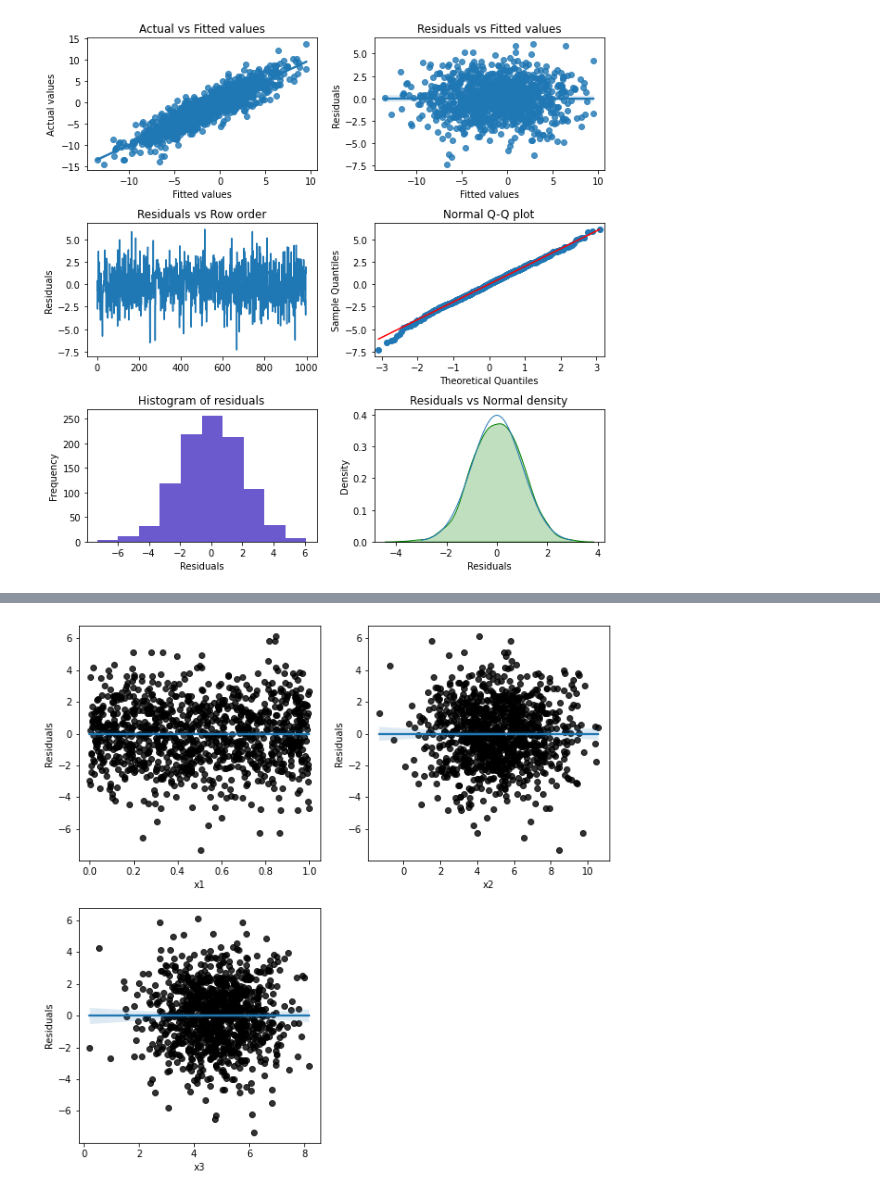
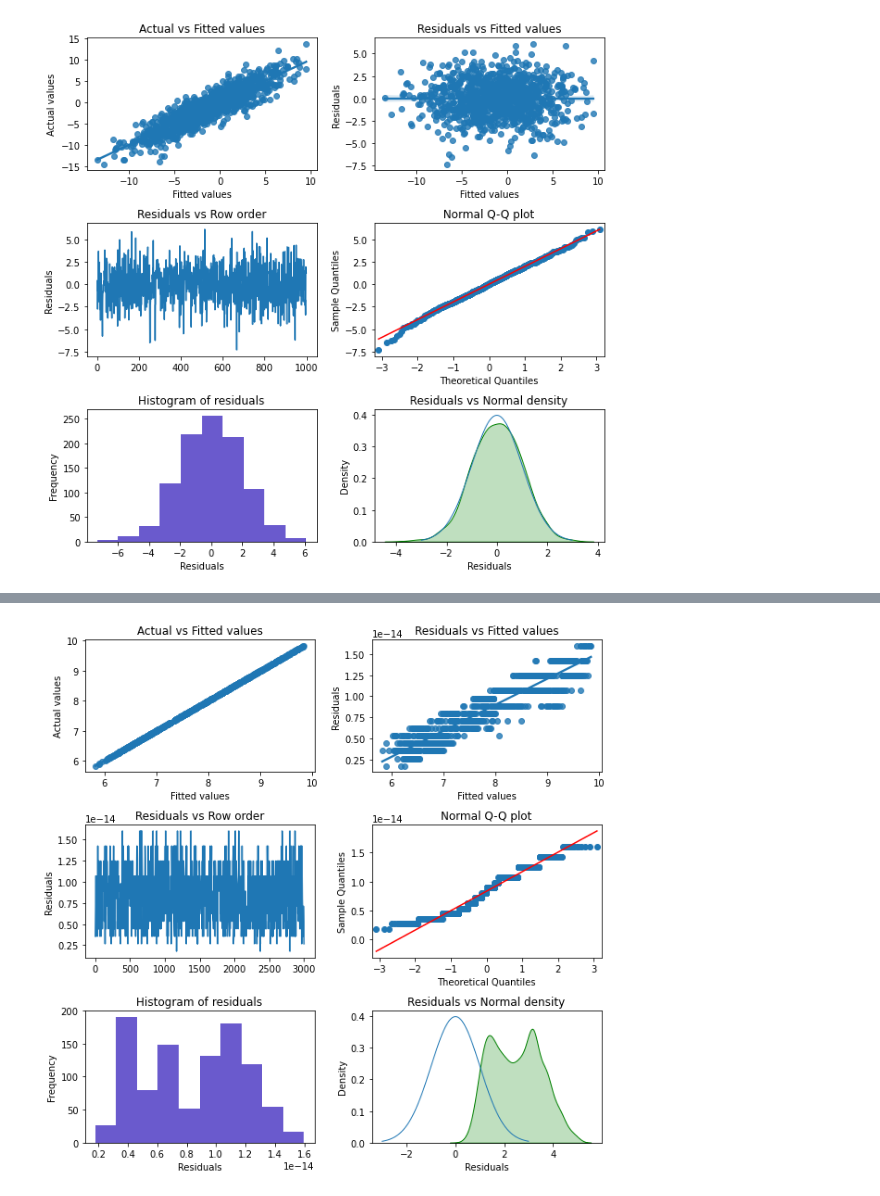
Before and after one commit to vnijs/pyrsm, a Jupyter notebook: examples/model-linear-regression.ipynb, the cells around one changed output, grey strips where cells are left out. Saved outputs shown, nothing was run; the diff lists cells and outputs as text; code cells hidden in the pictures.

Commit message:
Major changes to deal with categorical vars Still some bugs in the plotting funcs

```diff
--- a/examples/model-linear-regression.ipynb
+++ b/examples/model-linear-regression.ipynb
@@ -163,0 +369,2 @@ rsm.reg_dashboard(fitted=fitted, nobs=-1)
+# %%
+rsm.load_data(pkg="data", name="diamonds", dct=globals())
@@ -163,0 +835,3 @@ rsm.reg_dashboard(fitted=fitted, nobs=-1)
+# %%
+tf = Transform(diamonds, ["price", "carat"], "ln")
+diamonds_ln = tf.transform()
@@ -163,0 +884,2 @@ rsm.reg_dashboard(fitted=fitted, nobs=-1)
+# %%
+fitted = regress(diamonds_ln, rvar="price_ln", evars=["carat_ln", "clarity"])
@@ -164,4 +908,4 @@ rsm.reg_dashboard(fitted=fitted, nobs=-1)
 # %%
-rsm.residual_vs_explanatory_plot(fitted)
+rsm.reg_dashboard(fitted)
 # %% [output]
-[figure, old version]
+[figure, new version]
```
Also changed, not shown: parts of 34 cells of this notebook, 4 other files.
